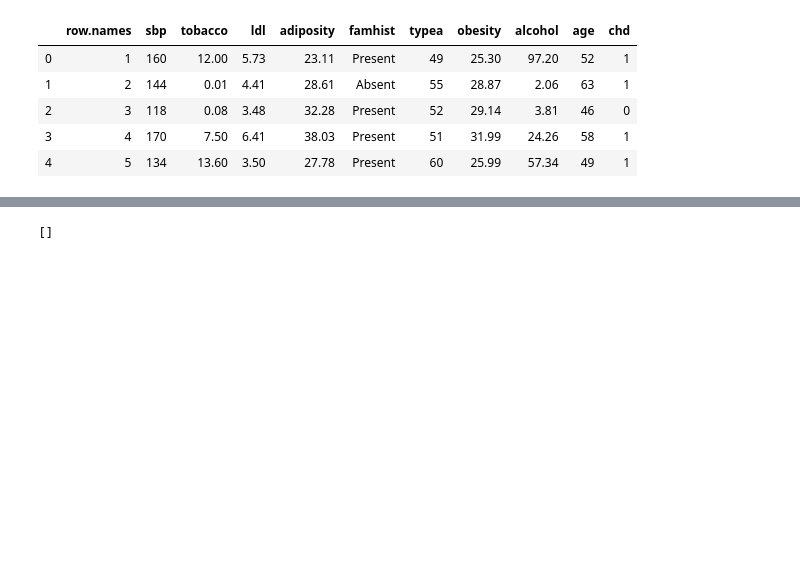
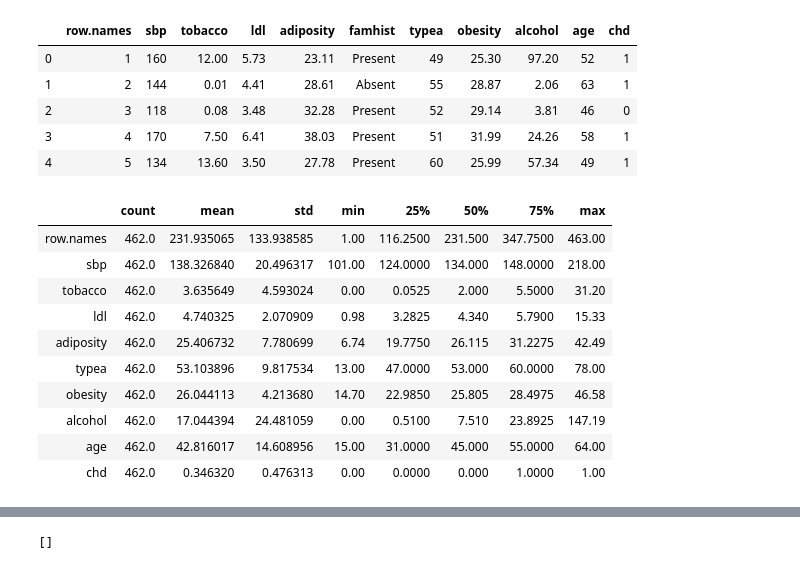
Before and after one commit to sanjeed5/cardiocare, a Jupyter notebook: model/intel_hackathon.ipynb, the cells around one changed output, grey strips where cells are left out. Drawn from its saved outputs; the diff is of its cells as text; code cells hidden in the pictures; blank space fills up the shorter version.

```diff
--- a/model/intel_hackathon.ipynb
+++ b/model/intel_hackathon.ipynb
@@ -25,3 +25,17 @@ cardio.head()
 | 2 | 3 | 118 | 0.08 | 3.48 | 32.28 | Present | 52 | 29.14 | 3.81 | 46 | 0 |
 | 3 | 4 | 170 | 7.50 | 6.41 | 38.03 | Present | 51 | 31.99 | 24.26 | 58 | 1 |
 | 4 | 5 | 134 | 13.60 | 3.50 | 27.78 | Present | 60 | 25.99 | 57.34 | 49 | 1 |
+# %%
+cardio.describe().T
+# %% [output]
+|  | count | mean | std | min | 25% | 50% | 75% | max |
+| row.names | 462.0 | 231.935065 | 133.938585 | 1.00 | 116.2500 | 231.500 | 347.7500 | 463.00 |
+| sbp | 462.0 | 138.326840 | 20.496317 | 101.00 | 124.0000 | 134.000 | 148.0000 | 218.00 |
+| tobacco | 462.0 | 3.635649 | 4.593024 | 0.00 | 0.0525 | 2.000 | 5.5000 | 31.20 |
+| ldl | 462.0 | 4.740325 | 2.070909 | 0.98 | 3.2825 | 4.340 | 5.7900 | 15.33 |
+| adiposity | 462.0 | 25.406732 | 7.780699 | 6.74 | 19.7750 | 26.115 | 31.2275 | 42.49 |
+| typea | 462.0 | 53.103896 | 9.817534 | 13.00 | 47.0000 | 53.000 | 60.0000 | 78.00 |
+| obesity | 462.0 | 26.044113 | 4.213680 | 14.70 | 22.9850 | 25.805 | 28.4975 | 46.58 |
+| alcohol | 462.0 | 17.044394 | 24.481059 | 0.00 | 0.5100 | 7.510 | 23.8925 | 147.19 |
+| age | 462.0 | 42.816017 | 14.608956 | 15.00 | 31.0000 | 45.000 | 55.0000 | 64.00 |
+| chd | 462.0 | 0.346320 | 0.476313 | 0.00 | 0.0000 | 0.000 | 1.0000 | 1.00 |
```
Also changed, not shown: parts of 9 cells of this notebook, 3 other files.
